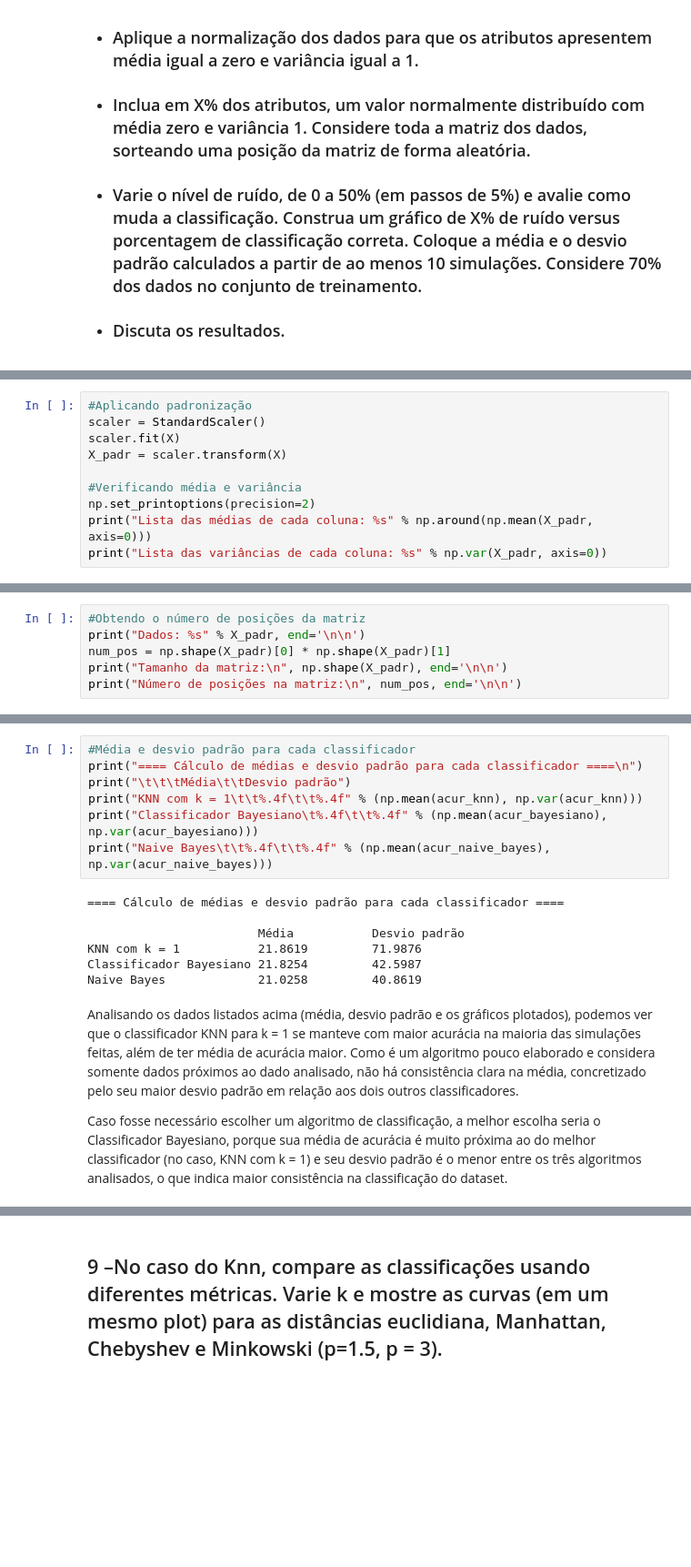
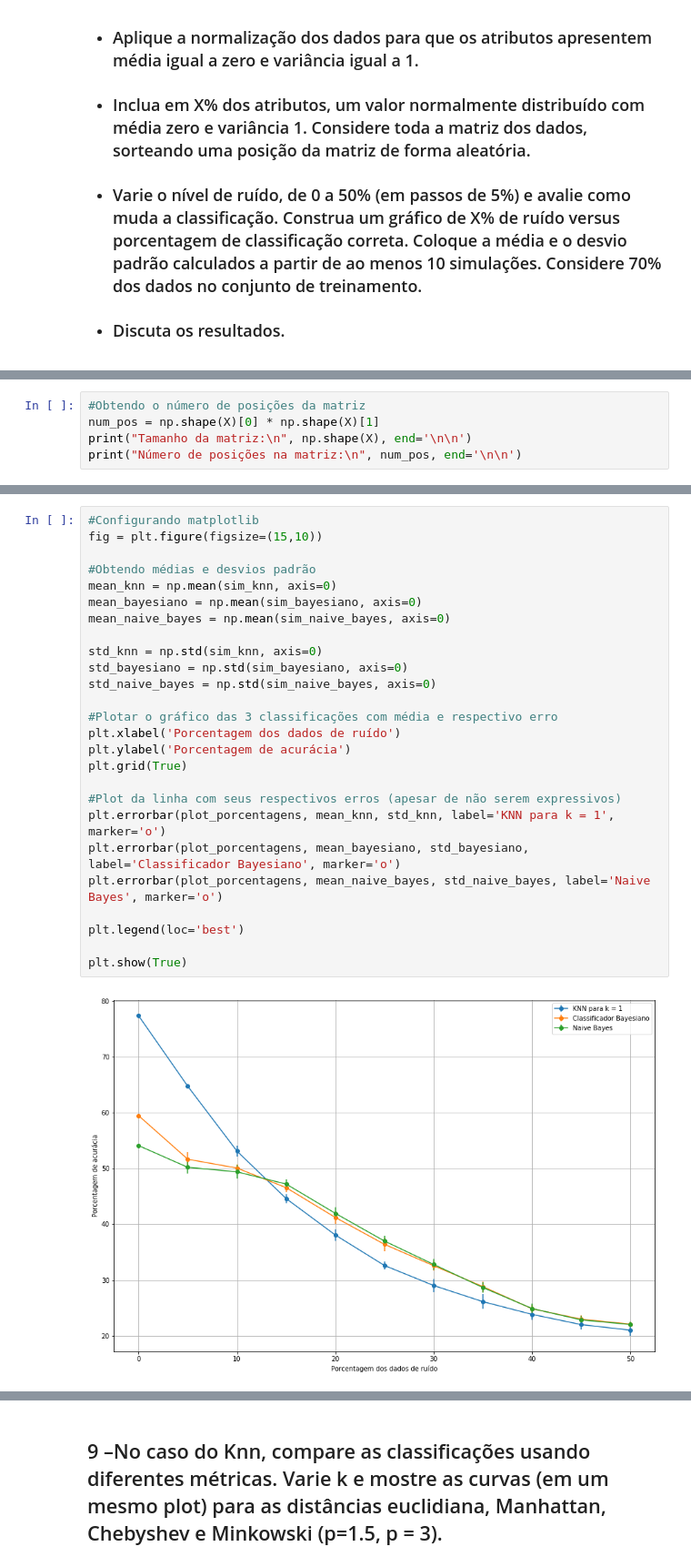
Before and after one commit to jceoval/Means-of-transportation-predict, a Jupyter notebook: Projeto.ipynb, the cells around one changed output, grey strips where cells are left out. Shown: that part at 91% size. Drawn from its saved outputs; the diff is of its cells as text; blank space fills up the shorter version.

```diff
--- a/Projeto.ipynb
+++ b/Projeto.ipynb
@@ -486,10 +584,0 @@ def insereRuidoEmCadaClassificador(X_padr, num_pos):
-# %%
-#Aplicando padronização
-scaler = StandardScaler()
-scaler.fit(X)
-X_padr = scaler.transform(X)
-
-#Verificando média e variância
-np.set_printoptions(precision=2)
-print("Lista das médias de cada coluna: %s" % np.around(np.mean(X_padr, axis=0)))
-print("Lista das variâncias de cada coluna: %s" % np.var(X_padr, axis=0))
@@ -499,7 +585,6 @@ Lista das variâncias de cada coluna: [1. 1. 1. 1. 1. 1. 1. 1. 1. 1. 1. 1.]
 # %%
 #Obtendo o número de posições da matriz
-print("Dados: %s" % X_padr, end='\n\n')
-num_pos = np.shape(X_padr)[0] * np.shape(X_padr)[1]
-print("Tamanho da matriz:\n", np.shape(X_padr), end='\n\n')
+num_pos = np.shape(X)[0] * np.shape(X)[1]
+print("Tamanho da matriz:\n", np.shape(X), end='\n\n')
 print("Número de posições na matriz:\n", num_pos, end='\n\n')
 # %% [output]
@@ -561,18 +617,28 @@ plt.show(True)
-# %%
-#Média e desvio padrão para cada classificador
-print("==== Cálculo de médias e desvio padrão para cada classificador ====\n")
-print("\t\t\tMédia\t\tDesvio padrão")
-print("KNN com k = 1\t\t%.4f\t\t%.4f" % (np.mean(acur_knn), np.var(acur_knn)))
-print("Classificador Bayesiano\t%.4f\t\t%.4f" % (np.mean(acur_bayesiano), np.var(acur_bayesiano)))
-print("Naive Bayes\t\t%.4f\t\t%.4f" % (np.mean(acur_naive_bayes), np.var(acur_naive_bayes)))
-# %% [output]
-==== Cálculo de médias e desvio padrão para cada classificador ====
-
-                        Média           Desvio padrão
-KNN com k = 1           21.8619         71.9876
-Classificador Bayesiano 21.8254         42.5987
-Naive Bayes             21.0258         40.8619
-# %% [markdown]
-Analisando os dados listados acima (média, desvio padrão e os gráficos plotados), podemos ver que o classificador KNN para k = 1 se manteve com maior acurácia na maioria das simulações feitas, além de ter média de acurácia maior. Como é um algoritmo pouco elaborado e considera somente dados próximos ao dado analisado, não há consistência clara na média, concretizado pelo seu maior desvio padrão em relação aos dois outros classificadores.
-
-Caso fosse necessário escolher um algoritmo de classificação, a melhor escolha seria o Classificador Bayesiano, porque sua média de acurácia é muito próxima ao do melhor classificador (no caso, KNN com k = 1) e seu desvio padrão é o menor entre os três algoritmos analisados, o que indica maior consistência na classificação do dataset.
+# %%
+#Configurando matplotlib
+fig = plt.figure(figsize=(15,10))
+
+#Obtendo médias e desvios padrão
+mean_knn = np.mean(sim_knn, axis=0)
+mean_bayesiano = np.mean(sim_bayesiano, axis=0)
+mean_naive_bayes = np.mean(sim_naive_bayes, axis=0)
+
+std_knn = np.std(sim_knn, axis=0)
+std_bayesiano = np.std(sim_bayesiano, axis=0)
+std_naive_bayes = np.std(sim_naive_bayes, axis=0)
+
+#Plotar o gráfico das 3 classificações com média e respectivo erro
+plt.xlabel('Porcentagem dos dados de ruído')
+plt.ylabel('Porcentagem de acurácia')
+plt.grid(True)
+
+#Plot da linha com seus respectivos erros (apesar de não serem expressivos)
+plt.errorbar(plot_porcentagens, mean_knn, std_knn, label='KNN para k = 1', marker='o')
+plt.errorbar(plot_porcentagens, mean_bayesiano, std_bayesiano, label='Classificador Bayesiano', marker='o')
+plt.errorbar(plot_porcentagens, mean_naive_bayes, std_naive_bayes, label='Naive Bayes', marker='o')
+
+plt.legend(loc='best')
+
+plt.show(True)
+# %% [output]
+[figure, added]
```
Also changed, not shown: parts of 60 cells of this notebook.
